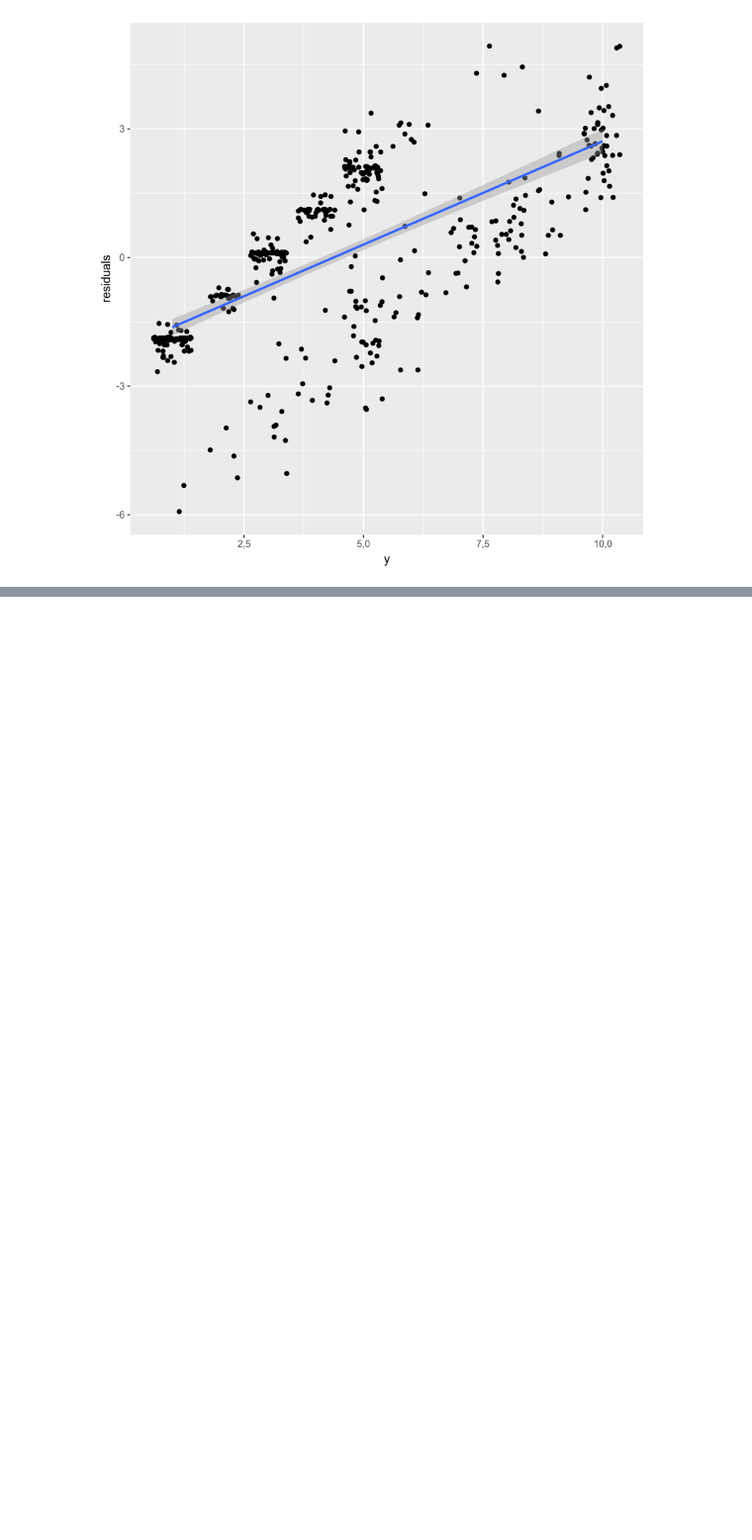
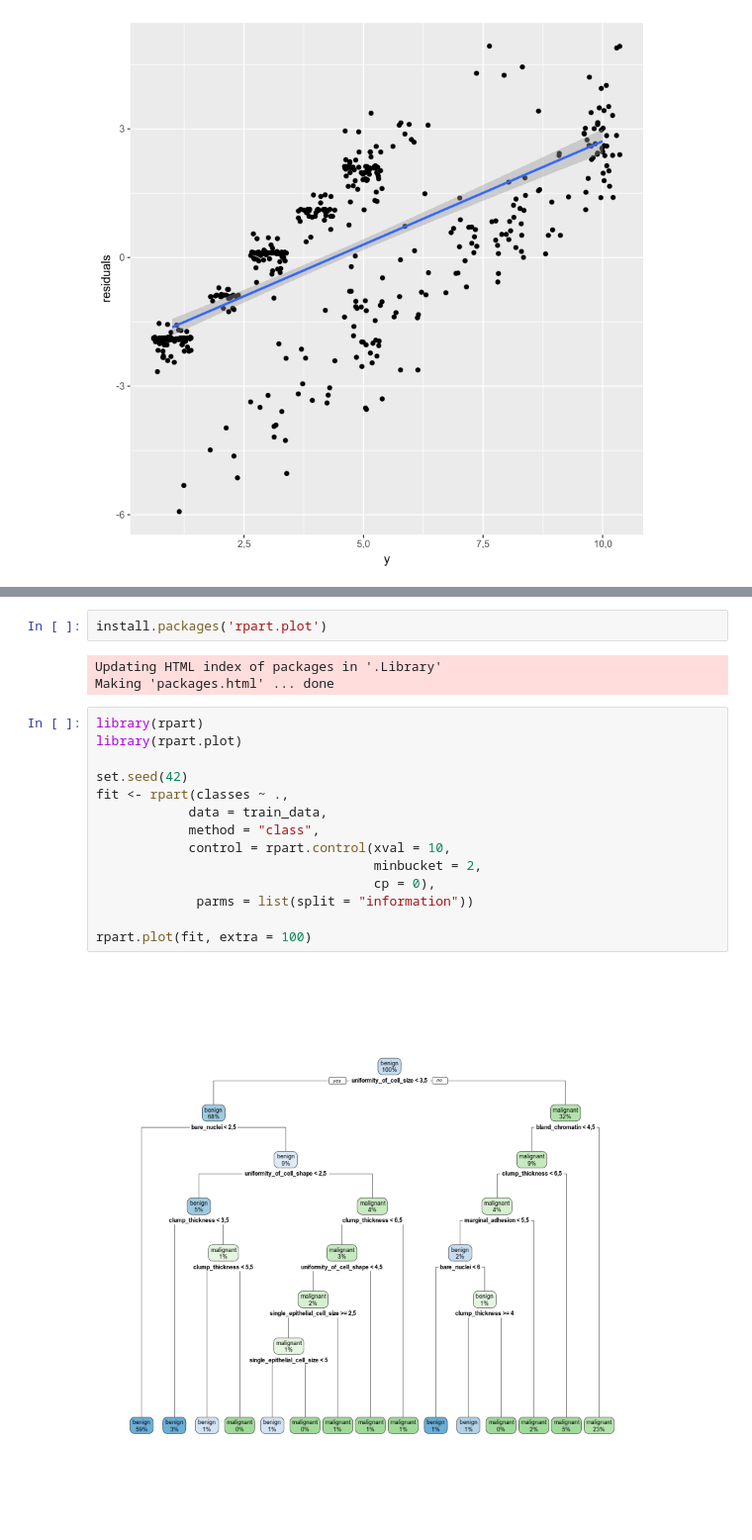
Before and after one commit to danielsouzaaf/breast-cancer-diagnosis-study, a Jupyter notebook: breast-cancer-wisconsin.ipynb, the cells around one changed output, grey strips where cells are left out. Shown: that part at 99% size. Saved outputs shown, nothing was run; the diff lists cells and outputs as text; blank space fills up the shorter version.

```diff
--- a/breast-cancer-wisconsin.ipynb
+++ b/breast-cancer-wisconsin.ipynb
@@ -197,0 +206,21 @@ data.frame(residuals = resid(model_glm),
+# %%
+install.packages('rpart.plot')
+# %% [output]
+Updating HTML index of packages in '.Library'
+Making 'packages.html' ... done
+# %%
+library(rpart)
+library(rpart.plot)
+
+set.seed(42)
+fit <- rpart(classes ~ .,
+            data = train_data,
+            method = "class",
+            control = rpart.control(xval = 10,
+                                    minbucket = 2,
+                                    cp = 0),
+             parms = list(split = "information"))
+
+rpart.plot(fit, extra = 100)
+# %% [output]
+[figure, added]
```
Also changed, not shown: parts of 1 cell of this notebook.
